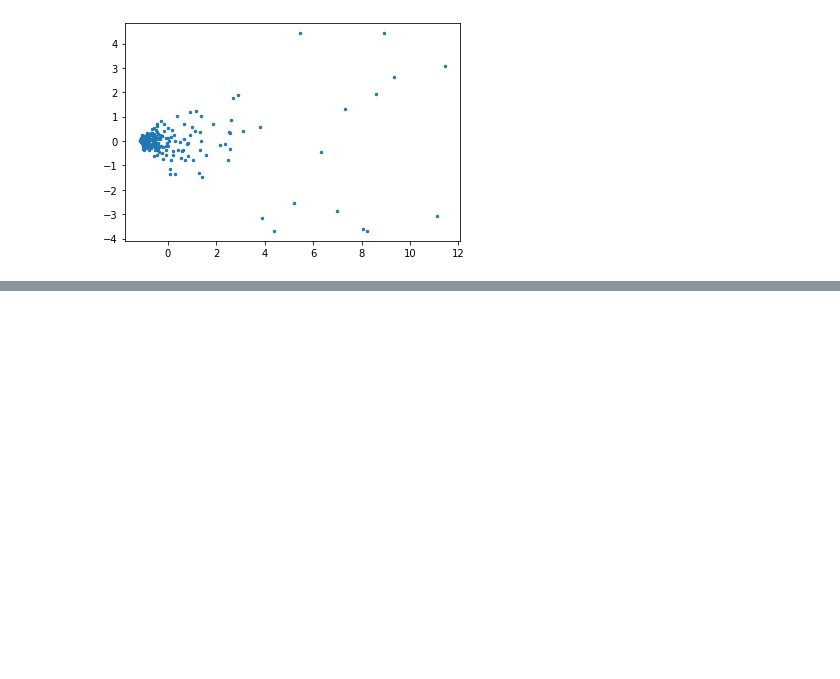
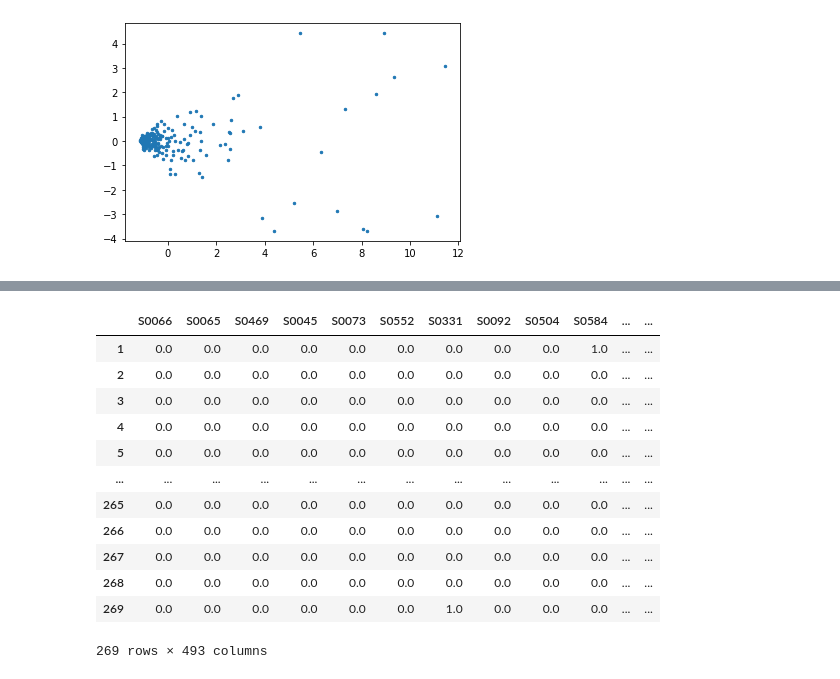
Before and after one commit to tobiasbudig/attack-hypotheses-generation, a Jupyter notebook: regression/pca and regression.ipynb, the cells around one changed output, grey strips where cells are left out. Cells and saved outputs as stored; diff of their text form; code cells hidden in the pictures; blank space fills up the shorter version.

```diff
--- a/regression/pca and regression.ipynb
+++ b/regression/pca and regression.ipynb
@@ -101,0 +137,16 @@ plt.show()
+# %%
+pd.DataFrame(test).astype('float64')
+# %% [output]
+|  | S0066 | S0065 | S0469 | S0045 | S0073 | S0552 | S0331 | S0092 | S0504 | S0584 | ... | ... |
+| 1 | 0.0 | 0.0 | 0.0 | 0.0 | 0.0 | 0.0 | 0.0 | 0.0 | 0.0 | 1.0 | ... | ... |
+| 2 | 0.0 | 0.0 | 0.0 | 0.0 | 0.0 | 0.0 | 0.0 | 0.0 | 0.0 | 0.0 | ... | ... |
+| 3 | 0.0 | 0.0 | 0.0 | 0.0 | 0.0 | 0.0 | 0.0 | 0.0 | 0.0 | 0.0 | ... | ... |
+| 4 | 0.0 | 0.0 | 0.0 | 0.0 | 0.0 | 0.0 | 0.0 | 0.0 | 0.0 | 0.0 | ... | ... |
+| 5 | 0.0 | 0.0 | 0.0 | 0.0 | 0.0 | 0.0 | 0.0 | 0.0 | 0.0 | 0.0 | ... | ... |
+| ... | ... | ... | ... | ... | ... | ... | ... | ... | ... | ... | ... | ... |
+| 265 | 0.0 | 0.0 | 0.0 | 0.0 | 0.0 | 0.0 | 0.0 | 0.0 | 0.0 | 0.0 | ... | ... |
+| 266 | 0.0 | 0.0 | 0.0 | 0.0 | 0.0 | 0.0 | 0.0 | 0.0 | 0.0 | 0.0 | ... | ... |
+| 267 | 0.0 | 0.0 | 0.0 | 0.0 | 0.0 | 0.0 | 0.0 | 0.0 | 0.0 | 0.0 | ... | ... |
+| 268 | 0.0 | 0.0 | 0.0 | 0.0 | 0.0 | 0.0 | 0.0 | 0.0 | 0.0 | 0.0 | ... | ... |
+| 269 | 0.0 | 0.0 | 0.0 | 0.0 | 0.0 | 0.0 | 1.0 | 0.0 | 0.0 | 0.0 | ... | ... |
+269 rows × 493 columns
```
Also changed, not shown: parts of 7 cells of this notebook, 1 other file.
